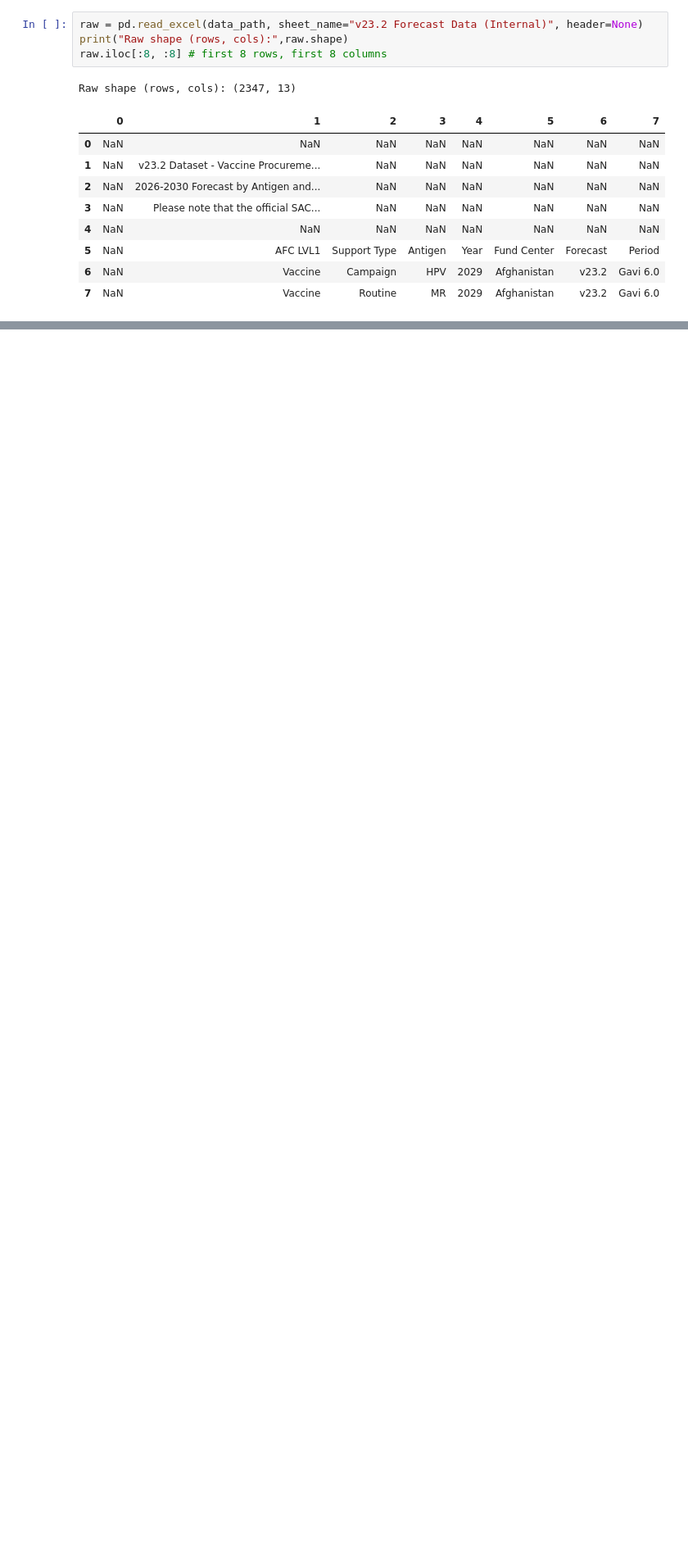
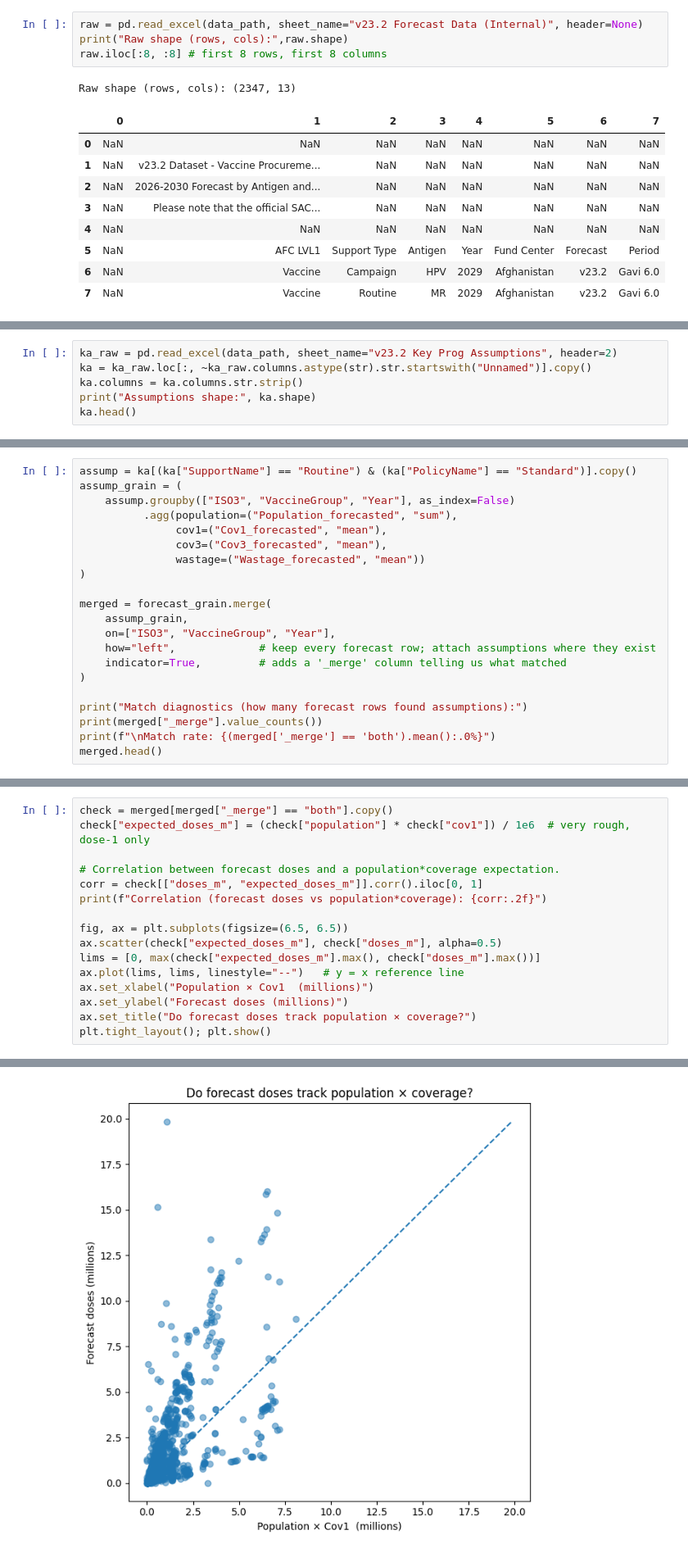
Before and after one commit to kj721/Ubiquitous, a Jupyter notebook: Projects/Gavi_Fcst/gavi_vx_fcst_v_23_2.ipynb, the cells around one changed output, grey strips where cells are left out. Shown at 82% size. Drawn from its saved outputs; the diff is of its cells as text; blank space fills up the shorter version.

```diff
--- a/Projects/Gavi_Fcst/gavi_vx_fcst_v_23_2.ipynb
+++ b/Projects/Gavi_Fcst/gavi_vx_fcst_v_23_2.ipynb
@@ -67,0 +545,6 @@ Raw shape (rows, cols): (2347, 13)
+# %%
+ka_raw = pd.read_excel(data_path, sheet_name="v23.2 Key Prog Assumptions", header=2)
+ka = ka_raw.loc[:, ~ka_raw.columns.astype(str).str.startswith("Unnamed")].copy()
+ka.columns = ka.columns.str.strip()
+print("Assumptions shape:", ka.shape)
+ka.head()
@@ -67,0 +692,21 @@ Raw shape (rows, cols): (2347, 13)
+# %%
+assump = ka[(ka["SupportName"] == "Routine") & (ka["PolicyName"] == "Standard")].copy()
+assump_grain = (
+    assump.groupby(["ISO3", "VaccineGroup", "Year"], as_index=False)
+          .agg(population=("Population_forecasted", "sum"),
+               cov1=("Cov1_forecasted", "mean"),
+               cov3=("Cov3_forecasted", "mean"),
+               wastage=("Wastage_forecasted", "mean"))
+)
+
+merged = forecast_grain.merge(
+    assump_grain,
+    on=["ISO3", "VaccineGroup", "Year"],
+    how="left",             # keep every forecast row; attach assumptions where they exist
+    indicator=True,         # adds a '_merge' column telling us what matched
+)
+
+print("Match diagnostics (how many forecast rows found assumptions):")
+print(merged["_merge"].value_counts())
+print(f"\nMatch rate: {(merged['_merge'] == 'both').mean():.0%}")
+merged.head()
@@ -67,0 +732,17 @@ Raw shape (rows, cols): (2347, 13)
+# %%
+check = merged[merged["_merge"] == "both"].copy()
+check["expected_doses_m"] = (check["population"] * check["cov1"]) / 1e6  # very rough, dose-1 only
+
+# Correlation between forecast doses and a population*coverage expectation.
+corr = check[["doses_m", "expected_doses_m"]].corr().iloc[0, 1]
+print(f"Correlation (forecast doses vs population*coverage): {corr:.2f}")
+
+fig, ax = plt.subplots(figsize=(6.5, 6.5))
+ax.scatter(check["expected_doses_m"], check["doses_m"], alpha=0.5)
+lims = [0, max(check["expected_doses_m"].max(), check["doses_m"].max())]
+ax.plot(lims, lims, linestyle="--")   # y = x reference line
+ax.set_xlabel("Population × Cov1  (millions)")
+ax.set_ylabel("Forecast doses (millions)")
+ax.set_title("Do forecast doses track population × coverage?")
+plt.tight_layout(); plt.show()
+# %% [output]
@@ -67,0 +750 @@ Raw shape (rows, cols): (2347, 13)
+[figure, added]
```
Also changed, not shown: parts of 81 cells of this notebook.
